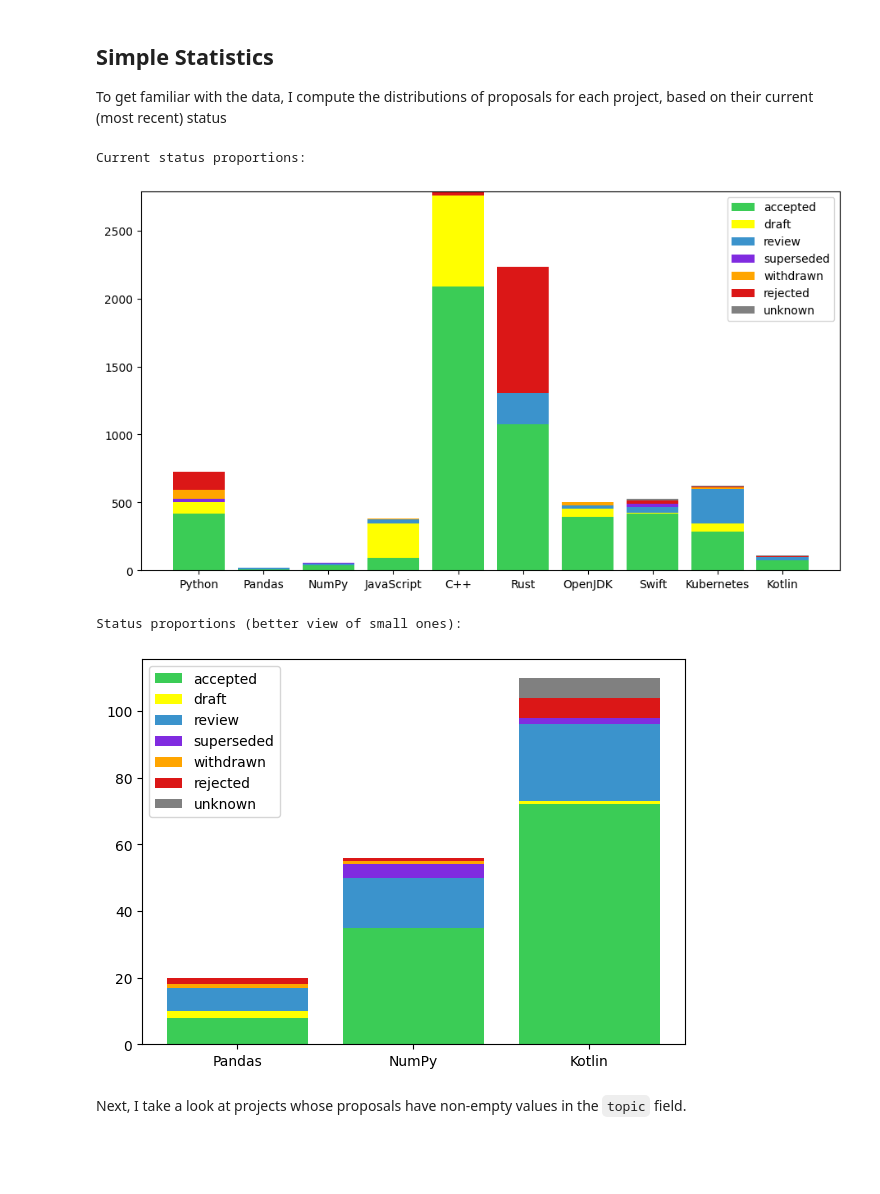
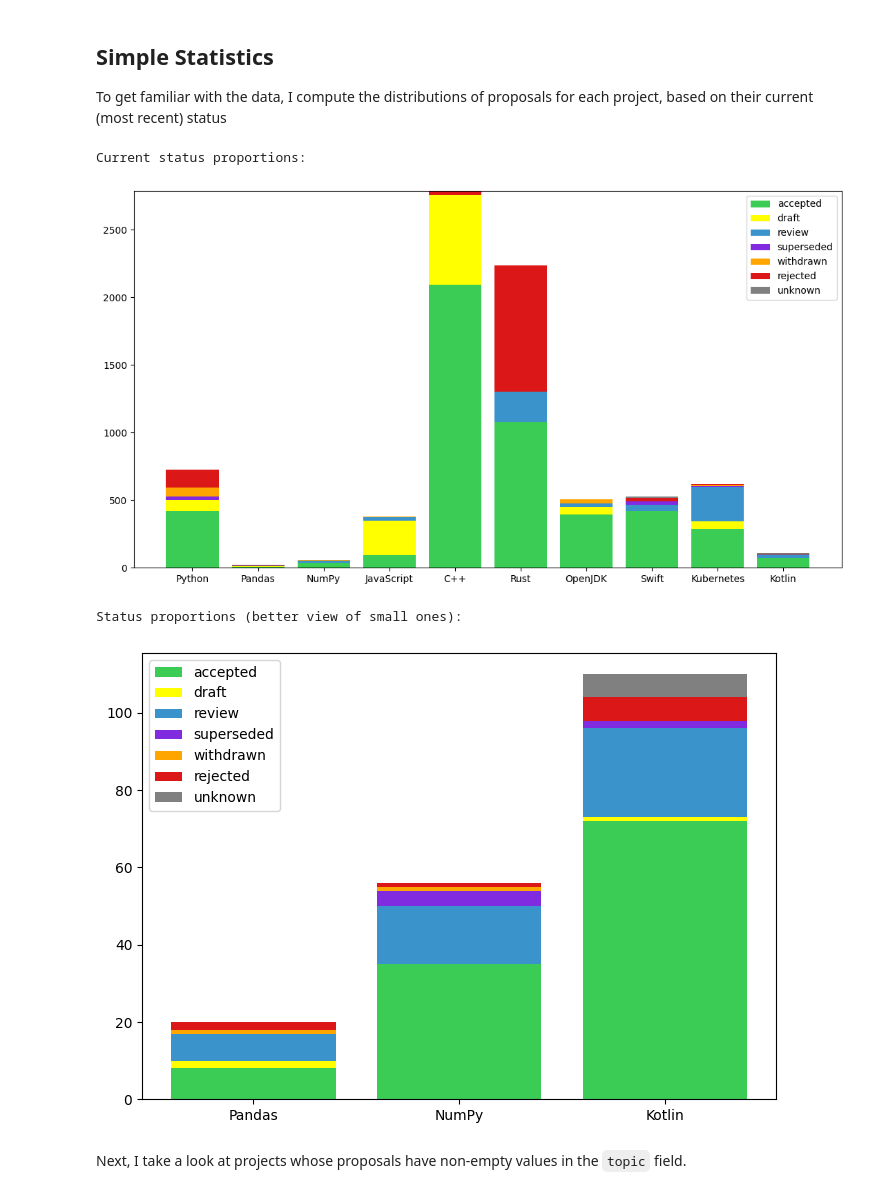
Before and after one commit to StijnRis/cse3000-sep, a Jupyter notebook: rq4-nep-jep/analysis.ipynb, the cells around one changed output. Drawn from its saved outputs; the diff is of its cells as text; code cells hidden in the pictures; blank space fills up the shorter version.

```diff
--- a/rq4-nep-jep/analysis.ipynb
+++ b/rq4-nep-jep/analysis.ipynb
@@ -21,6 +21,12 @@ def identity(x: T) -> T:
 from pyutil.entities import *
 
 random_seed = 459632113 # for reproducibility
+
+def show_and_save(file_name: str, tight_layout: bool = True):
+  os.makedirs('figures', exist_ok=True)
+  if tight_layout: plt.tight_layout()
+  _ = plt.savefig(f'figures/{file_name}.svg', format='svg', transparent=True)
+  plt.show()
 # %% [markdown]
 Write the path to your database file in the `.env` file
 # %%
@@ -76,6 +82,13 @@ def project_proposals(project_id: int) -> list[str]:
 To get familiar with the data, I compute the distributions of proposals for each project, based on their current (most recent) status
 # %%
 from collections import Counter
+
+def proposal_latest_status(proj_id: int, prop_id: str) -> NormalisedStatus | None:
+  return session.scalar(select(ProposalStatus.normalised_status)
+    .where(ProposalStatus.project_id.is_(proj_id))
+    .where(ProposalStatus.proposal_id.is_(prop_id))
+    .order_by(ProposalStatus.created_at.desc())
+    .limit(1))
 
 """
 Counts the occurrences of each status in a list of proposals
@@ -83,11 +96,7 @@ Counts the occurrences of each status in a list of proposals
 def status_counts(proposal_ids: list[tuple[int, str]]) -> Counter[NormalisedStatus]:
   status_counts: Counter[NormalisedStatus] = Counter()
   for proj_id, prop_id in proposal_ids:
-    latest_status = session.scalar(select(ProposalStatus.normalised_status)
-      .where(ProposalStatus.project_id.is_(proj_id))
-      .where(ProposalStatus.proposal_id.is_(prop_id))
-      .order_by(ProposalStatus.created_at.desc())
-      .limit(1))
+    latest_status = proposal_latest_status(proj_id, prop_id)
     if latest_status:
       status_counts[latest_status] += 1
   # status_stats[project.enhancement_proposal_name] = status_counts
@@ -114,32 +123,32 @@ def bar_statuses_for_projects(project_ids: Iterable[int]) -> list[int]:
   bar_levels = np.zeros(len(proj_names), dtype=int)
   for stat in NormalisedStatus:
     stat_count = [cnt[stat] for cnt in proj_stat_counts]
-    plt.bar(proj_names, stat_count, bottom=bar_levels, color=status_color[stat])
+    _ = plt.bar(proj_names, stat_count, bottom=bar_levels, color=status_color[stat])
     bar_levels += stat_count
 
   return list(bar_levels)
 # %%
 project_ids = projects.keys()
 
 print('Current status proportions:')
 
-plt.figure(figsize=(11,6))
+_ = plt.figure(figsize=(11,6))
 bar_sizes = bar_statuses_for_projects(project_ids)
-plt.legend([stat.value for stat in NormalisedStatus])
-plt.show()
+_ = plt.legend([stat.value for stat in NormalisedStatus])
+show_and_save('stat_bar')
 
 print('Status proportions (better view of small ones):')
 
 max_size = max(bar_sizes)
-plt.figure(figsize=(7,5))
-bar_statuses_for_projects([p_id for i, p_id in enumerate(project_ids) if bar_sizes[i] * 10 < max_size])
-plt.legend([stat.value for stat in NormalisedStatus])
-plt.show()
+_ = plt.figure(figsize=(7,5))
+_ = bar_statuses_for_projects([p_id for i, p_id in enumerate(project_ids) if bar_sizes[i] * 10 < max_size])
+_ = plt.legend([stat.value for stat in NormalisedStatus])
+show_and_save('stat_bar_small')
 # %% [output]
 Current status proportions:
-[figure, old version]
+[figure, new version]
 Status proportions (better view of small ones):
-[figure, old version]
+[figure, new version]
 # %% [markdown]
 Next, I take a look at projects whose proposals have non-empty values in the `topic` field.
 # %%
```
Also changed, not shown: parts of 18 cells of this notebook, 24 other files.
